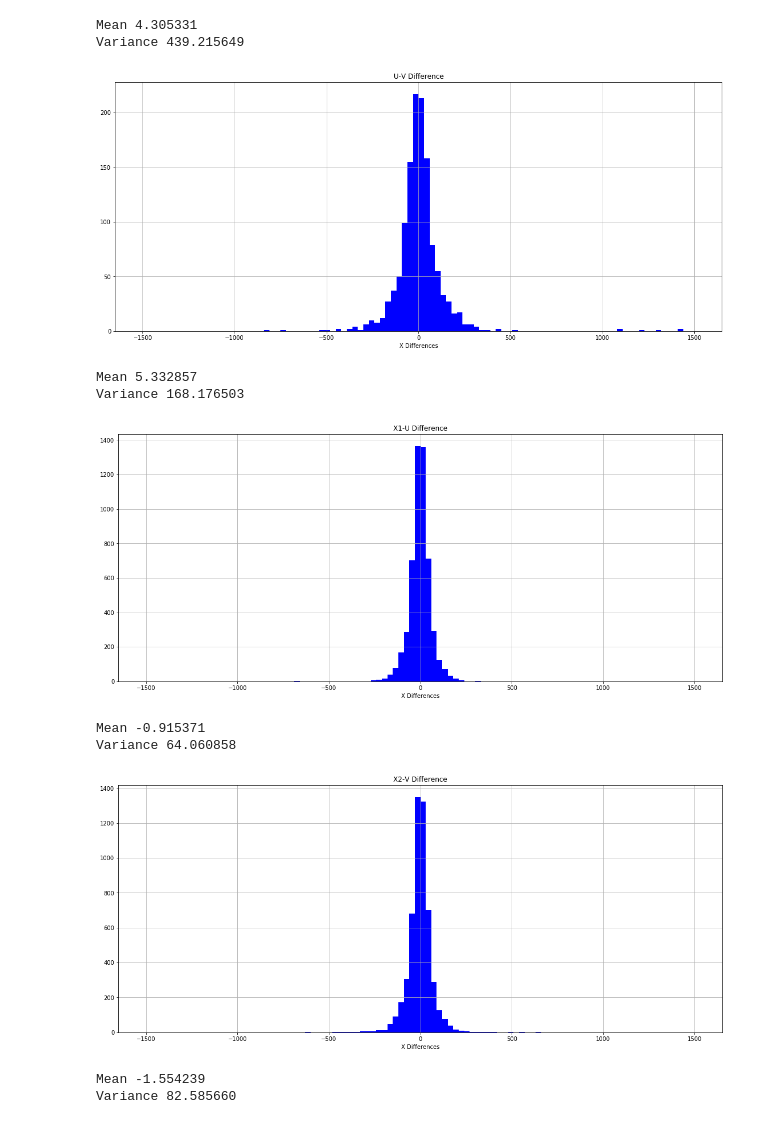
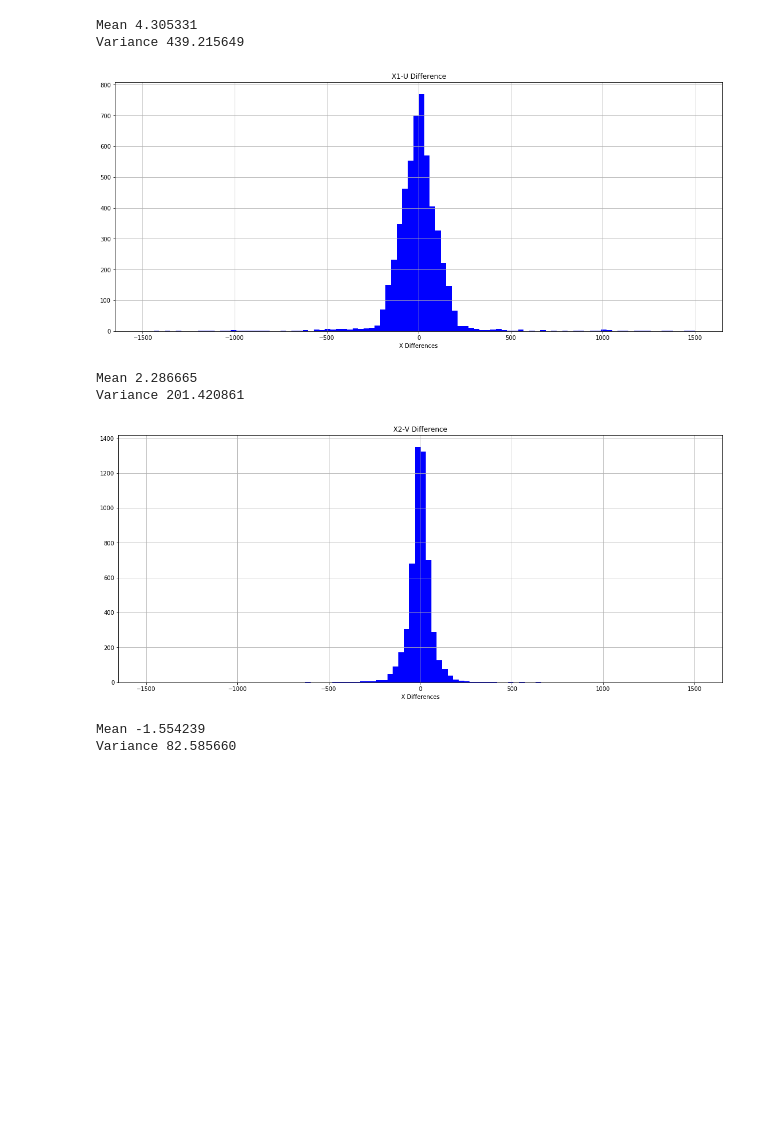
Before and after one commit to gabrielcammany/LHCb-CERN, a Jupyter notebook: notebooks/reconstruction/Reconstruction_Study.ipynb, the cells around one changed output. Cells and saved outputs as stored; diff of their text form; code cells hidden in the pictures; blank space fills up the shorter version.

```diff
--- a/notebooks/reconstruction/Reconstruction_Study.ipynb
+++ b/notebooks/reconstruction/Reconstruction_Study.ipynb
@@ -43,6 +44,8 @@ zLays = [7825.99951172, 7895.99951172, 7966.        , 8036.00048828,
 
 max_x = 3182.8356933594
 min_x = -3182.8576660156
+min_y = -2438.6506347656
+max_y = 2438.6506347656
 # %%
 events = np.unique(mc_hits[:,13])
 print(events)
@@ -139,6 +167,7 @@ X_plot_U_V = []
 unified_plot = []
 pos = 0
 event_hits = mc_hits[mc_hits[:,13] < events[10]]
+acot = 11.4300526450039
 
 for hit in event_hits:
 
@@ -152,14 +181,13 @@ for hit in event_hits:
                 X_final[actual + 1] = hit[5][i]
                 actual = hit[8][i]
 
-        if (X_final[1] == 0):
+        if (X_final[0] == 0) or len(hit[1]) < 12:
             continue
 
-        X_plot_X1_U.append(((X_final[0] - X_final[1]) * math.degrees((math.atan(0.05)))))
-        X_plot_X2_V.append(((X_final[2] - X_final[3]) * math.degrees((math.atan(0.05)))))
-        X_plot_U_V.append(( 0.5 * (X_final[2] - X_final[1]) * math.degrees((math.atan(0.05)))))
-
-        unified_plot.append(X_plot_X1_U[pos] - hit[2][1])
+        X_plot_X1_U.append(hit[2][0])
+        X_plot_X2_V.append(np.abs(hit[1][0] - hit[1][1]) * acot)
+        X_plot_U_V.append( hit[2][0] - (max_y - np.abs(X_final[0] - X_final[1]) * acot))
+        unified_plot.append( hit[2][0] - (min_y - np.abs(X_final[0] - X_final[1])*acot))
 
         pos += 1
 
@@ -188,7 +216,7 @@ print("Variance %f " % np.std(np.array(X_plot_X2_V)))
 
 fig = plt.figure(figsize=(19, 8))
 ax = fig.add_subplot(111)
-n, bins, patches = plt.hist(X_plot_U_V, 100, facecolor='green', range=(-1500,1500))
+n, bins, patches = plt.hist(X_plot_U_V, 100, facecolor='green',range=(-5000,5000))
 ax.set_xlabel('Y Differences')
 ax.set_title('U - V')
 ax.grid()
@@ -200,7 +228,7 @@ print("Variance %f " % np.std(np.array(X_plot_U_V)))
 
 fig = plt.figure(figsize=(19, 8))
 ax = fig.add_subplot(111)
-n, bins, patches = plt.hist(unified_plot, 100, facecolor='green', range=(-1500,1500))
+n, bins, patches = plt.hist(unified_plot, 100, facecolor='green',range=(-5000,5000))
 ax.set_xlabel('Y Differences')
 ax.set_title('X1-U vs X2-V')
 ax.grid()
@@ -242,7 +270,7 @@ for hit in event_hits:
         if (X_final[1] == 0):
             continue
 
-        calc = ( 0.5 * (X_final[2] - X_final[1]) * math.degrees((math.atan(0.05))))
+        calc = ( 0.5 * (X_final[2] - X_final[1]) * mpmath.acot(0.05))
         X_plot.append(calc - hit[2][1])
 
         pos += 1
@@ -283,52 +311,39 @@ for hit in event_hits:
                 actual = hit[8][i]
 
         if (X_final[1] != 0) and (X_final[1] != 0):
-            X1U_diff.append(X_final[0] - X_final[1])
+            X1U_diff.append(X_final[0] - X_final[3])
         if (X_final[2] != 0) and (X_final[3] != 0):
             X2V_diff.append(X_final[2] - X_final[3])
         if (X_final[1] != 0) and (X_final[2] != 0):
             UV_diff.append(X_final[1] - X_final[2])
 
-fig = plt.figure(figsize=(19, 8))
-ax = fig.add_subplot(111)
-n, bins, patches = plt.hist(X_plot, 100, facecolor='blue', range=(-1500,1500))
-ax.set_xlabel('X Differences')
-ax.set_title('U-V Difference')
-ax.grid()
-plt.show()
-
-print("Mean %f " % np.mean(np.array(X_plot)))
-print("Variance %f " % np.std(np.array(X_plot)))
 
 fig = plt.figure(figsize=(19, 8))
 ax = fig.add_subplot(111)
 n, bins, patches = plt.hist(X1U_diff, 100, facecolor='blue', range=(-1500,1500))
 ax.set_xlabel('X Differences')
 ax.set_title('X1-U Difference')
 ax.grid()
 plt.show()
 
 print("Mean %f " % np.mean(np.array(X1U_diff)))
 print("Variance %f " % np.std(np.array(X1U_diff)))
 
 
 fig = plt.figure(figsize=(19, 8))
 ax = fig.add_subplot(111)
 n, bins, patches = plt.hist(X2V_diff, 100, facecolor='blue', range=(-1500,1500))
 ax.set_xlabel('X Differences')
 ax.set_title('X2-V Difference')
 ax.grid()
 plt.show()
 
 print("Mean %f " % np.mean(np.array(X2V_diff)))
 print("Variance %f " % np.std(np.array(X2V_diff)))
 # %% [output]
-[figure, old version]
+[figure, new version]
-Mean 5.332857
-Variance 168.176503
+Mean 2.286665
+Variance 201.420861
-[figure, old version]
+[figure, new version]
-Mean -0.915371
-Variance 64.060858
+Mean -1.554239
+Variance 82.585660
-[figure, removed]
-Mean -1.554239
-Variance 82.585660
```
Also changed, not shown: parts of 7 cells of this notebook, 9 other files.
